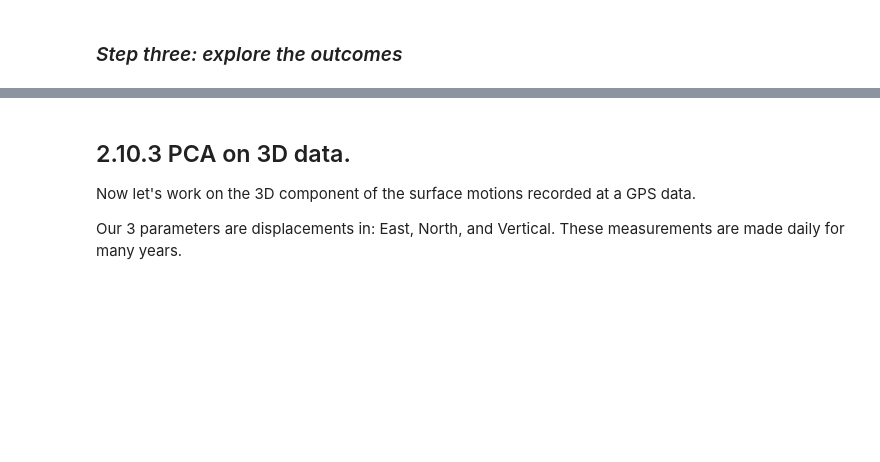
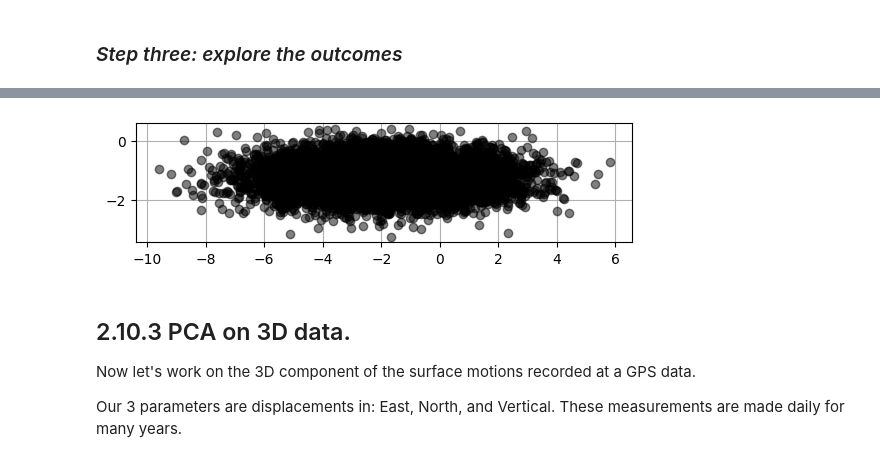
Before and after one commit to geo-smart/mlgeo, a Jupyter notebook: book/Chapter2-DataManipulation/2.10_dimensionality_reduction.ipynb, the cells around one changed output, grey strips where cells are left out. Saved outputs shown, nothing was run; the diff lists cells and outputs as text; code cells hidden in the pictures; blank space fills up the shorter version.

```diff
--- a/book/Chapter2-DataManipulation/2.10_dimensionality_reduction.ipynb
+++ b/book/Chapter2-DataManipulation/2.10_dimensionality_reduction.ipynb
@@ -277,3 +283,16 @@ plt.show()
+# %%
+# Let us project the original data
+# Projecting the data onto the right singular vectors
+
+projected = X.T.dot(VT.T)
+
+plt.scatter(projected[:,0], projected[:,1], c='k', alpha=0.5)
+ax = plt.gca()
+ax.set_axisbelow(True)
+ax.grid()
+ax.set_aspect('equal')
+# %% [output]
+[figure, added]
 # %% [markdown]
 ## 2.10.3 PCA on 3D data.
 
```
Also changed, not shown: parts of 15 cells of this notebook, 2 other files.
